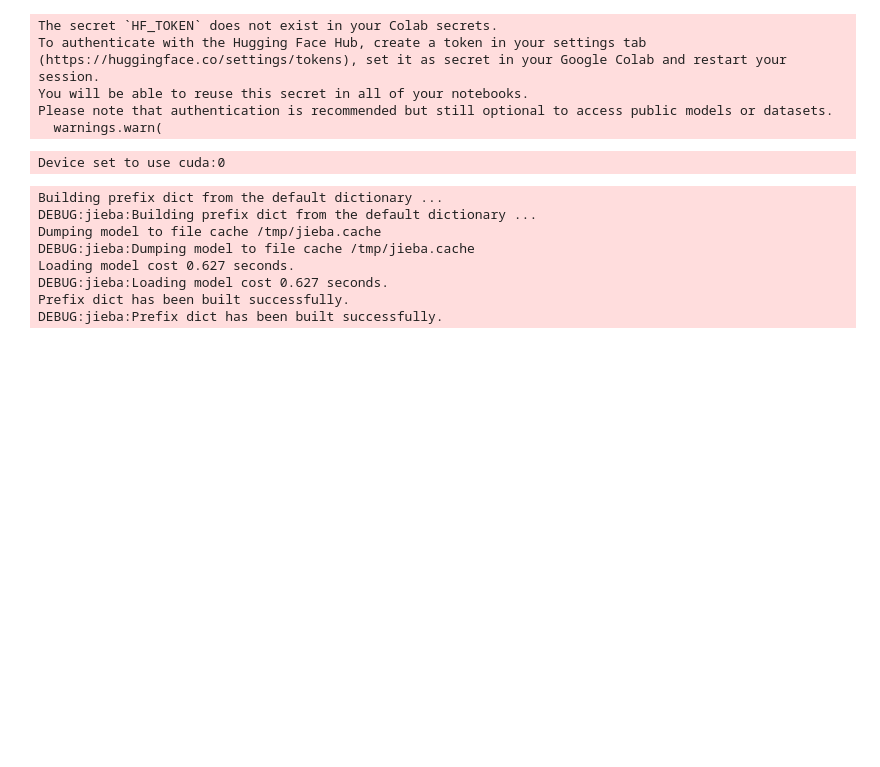
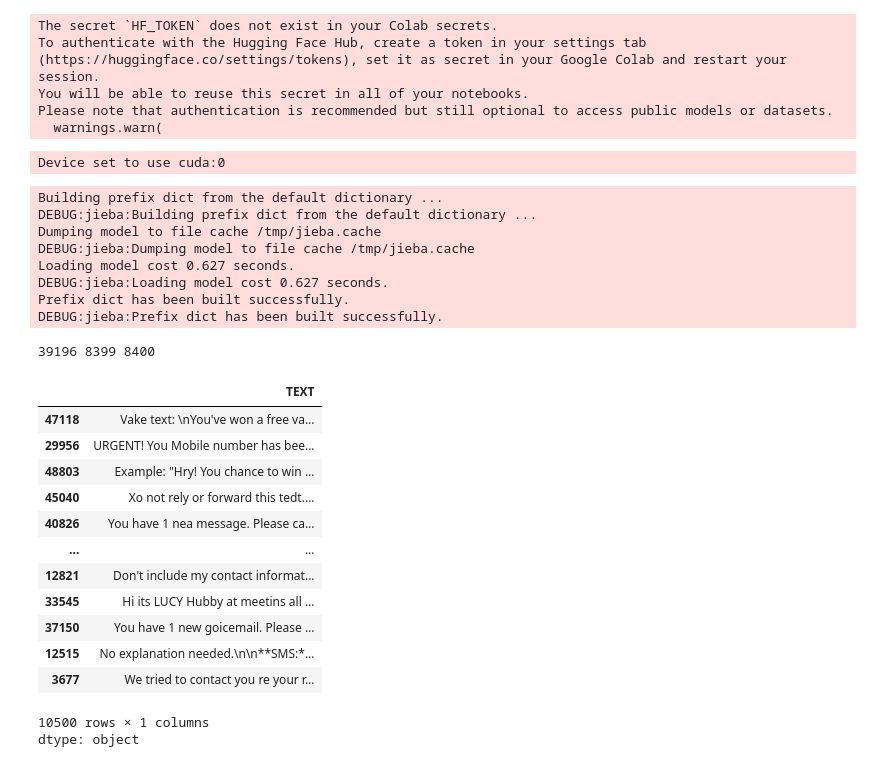
Before and after one commit to abram056/hybrid-cse-system-v2-, a Jupyter notebook: notebooks/01_data_exploration.ipynb, the cells around one changed output. Cells and saved outputs as stored; diff of their text form; code cells hidden in the pictures; blank space fills up the shorter version.

Commit message:
data split; extracted phrases for rbs

```diff
--- a/notebooks/01_data_exploration.ipynb
+++ b/notebooks/01_data_exploration.ipynb
@@ -599,3 +599,52 @@ final_df = pd.concat([loaded_merged, adversial_df], ignore_index=True)
 # %%
 final_df.to_csv('./final_merged_synth.csv', index=False)    # colab runtime
 # final_df.to_csv('../data/raw/smish/final_merged_synth.csv', index=False)
+# %%
+from sklearn.model_selection import train_test_split
+import pandas as pd
+
+
+loaded_final = pd.read_csv('./final_merged_synth.csv', engine='python')    # colab runtime
+# loaded_final = pd.read_csv('../data/raw/smish/final_merged_synth.csv', engine=pyth)
+
+train_df, temp = train_test_split(
+    loaded_final,
+    test_size=0.3,
+    stratify=loaded_final['LABEL'],
+    random_state=42
+)
+
+
+# val and test split
+val_df, test_df = train_test_split(
+    temp,
+    test_size=0.5,
+    stratify=temp['LABEL'],
+    random_state=42
+)
+
+print(len(train_df), len(val_df), len(test_df))
+# %% [output]
+39196 8399 8400
+# %%
+smish_train_texts = (
+    train_df.loc[train_df['LABEL'] == "smish", "TEXT"]
+    .dropna().astype(str)
+)
+# %%
+smish_train_texts
+# %% [output]
+|  | TEXT |
+| 47118 | Vake text: \nYou've won a free va... |
+| 29956 | URGENT! You Mobile number has bee... |
+| 48803 | Example: "Hry! You chance to win ... |
+| 45040 | Xo not rely or forward this tedt.... |
+| 40826 | You have 1 nea message. Please ca... |
+| ... | ... |
+| 12821 | Don't include my contact informat... |
+| 33545 | Hi its LUCY Hubby at meetins all ... |
+| 37150 | You have 1 new goicemail. Please ... |
+| 12515 | No explanation needed.\n\n**SMS:*... |
+| 3677 | We tried to contact you re your r... |
+10500 rows × 1 columns
+dtype: object
```
Also changed, not shown: parts of 4 cells of this notebook.
